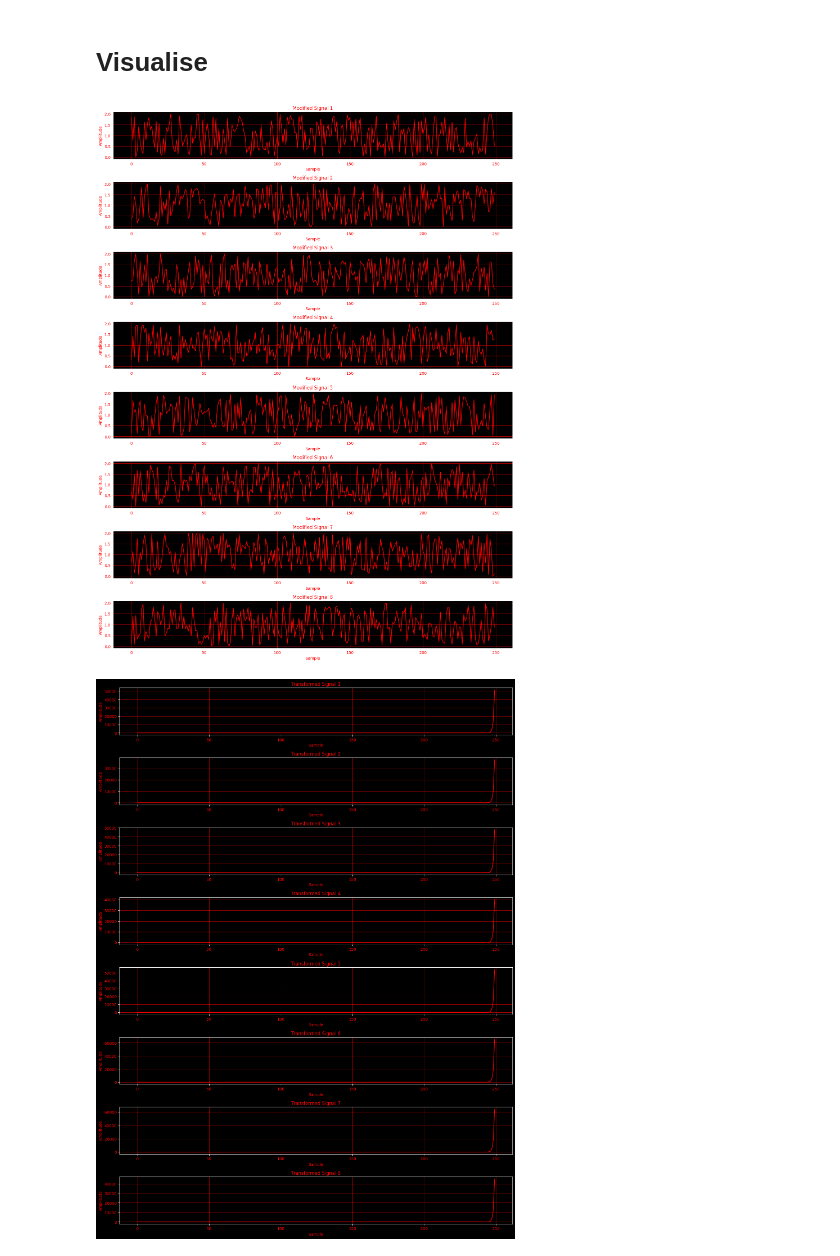
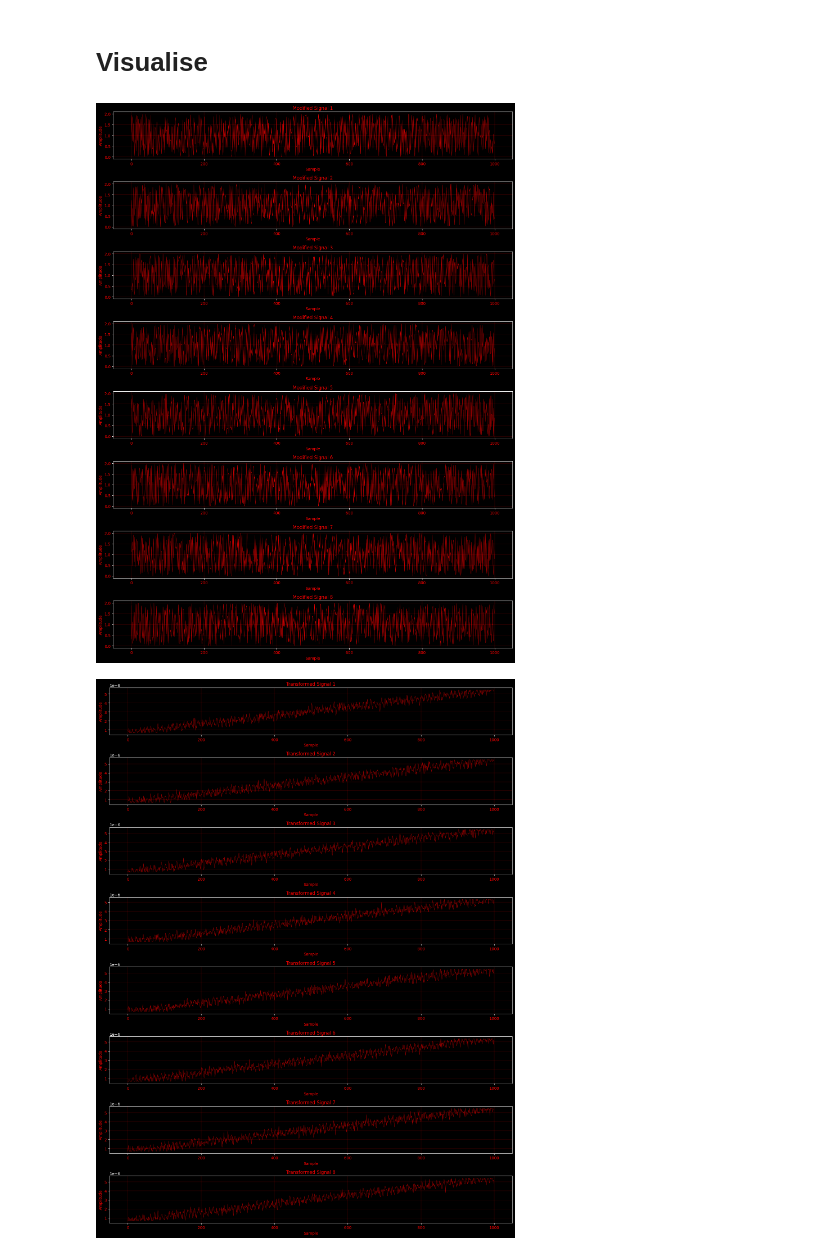
Before and after one commit to Unlimited-Research-Cooperative/human-cortical-organoid-intelligence-system, a Jupyter notebook: stimulation_experiments/neuromimetic_stimulation/main.ipynb, the cells around one changed output. Drawn from its saved outputs; the diff is of its cells as text; code cells hidden in the pictures.

Commit message:
finished neuromimetic signal generation

```diff
--- a/stimulation_experiments/neuromimetic_stimulation/main.ipynb
+++ b/stimulation_experiments/neuromimetic_stimulation/main.ipynb
@@ -257,7 +257,7 @@ def apply_dynamic_time_warping(modified_signals, reference_signal, warping_facto
 
         modified_signals_aligned.append(modified_signal)
 
-    return np.array(modified_signals_aligned)
+    return np.array(modified_signals)
 
 def apply_fft(modified_signals, complexity_factor):
     modified_signals_complexity = []
@@ -282,8 +282,7 @@ def apply_fft(modified_signals, complexity_factor):
         modified_signal = (modified_signal - current_min) * scaling_factor + min_volt
         modified_signals_complexity.append(modified_signal)
 
-    return np.array(modified_signals_complexity)
-
+    return np.array(modified_signals)
 
 def apply_signal_evolution(modified_signals, evolution_rate=0.8):
     modified_signals_evolution = np.zeros_like(modified_signals)
@@ -413,7 +412,7 @@ if __name__ == "__main__":
     bit_depth = 16        # Bit depth of the signals
     num_signals = 8      # Number of signals
     sampling_rate = 50   # Sampling rate in Hz
-    duration = 5         # Duration in seconds
+    duration = 20         # Duration in seconds
 
     # Global variables for amplitude range
     min_volt = 1e-6  # 1 microvolt
@@ -457,34 +456,34 @@ Range after <lambda>: 1e-06 to 8.02799999237574e-06
 # %%
 import matplotlib.pyplot as plt
 
 def plot_separate_signals(signals, title_prefix):
     """
     Plot each signal in a separate subplot.
 
     Parameters:
     signals (numpy.ndarray): Array of signal arrays to plot.
     title_prefix (str): Prefix for the title of each plot.
     """
     num_signals = signals.shape[0]
     plt.figure(figsize=(15, 20))
     plt.style.use('dark_background')
 
     for i in range(num_signals):
         plt.subplot(num_signals, 1, i+1)
-        plt.plot(signals[i], color='red')
+        plt.plot(signals[i], color='red', linewidth=0.4)  # Adjust the linewidth here
         plt.title(f'{title_prefix} Signal {i+1}', color='red')
         plt.xlabel('Sample', color='red')
         plt.ylabel('Amplitude', color='red')
         plt.xticks(color='red')
         plt.yticks(color='red')
-        plt.grid(True, which='both', color='red', linestyle='-', linewidth=0.5)
+        plt.grid(True, which='both', color='red', linestyle='-', linewidth=0.2)
 
     plt.tight_layout()
     plt.show()
 
 # Plot the modified and transformed signals
 plot_separate_signals(modified_signals_array, 'Modified')
 plot_separate_signals(transformed_signals, 'Transformed')
 # %% [output]
-[figure, old version]
+[figure, new version]
-[figure, old version]
+[figure, new version]
```
Also changed, not shown: parts of 1 cell of this notebook.
